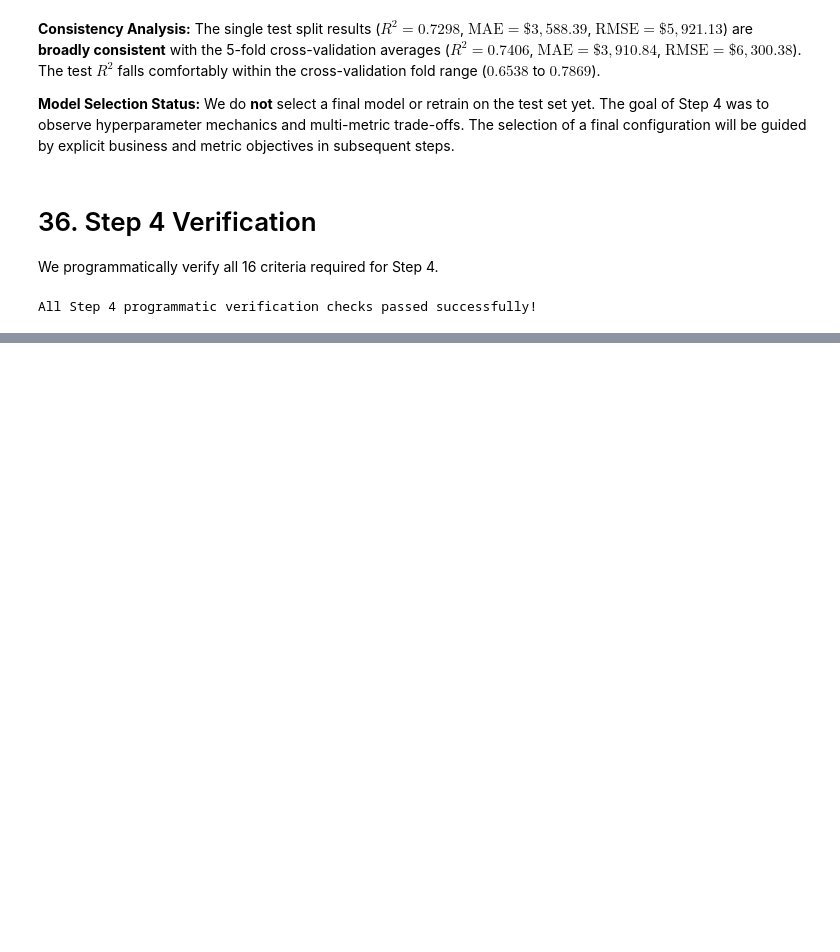
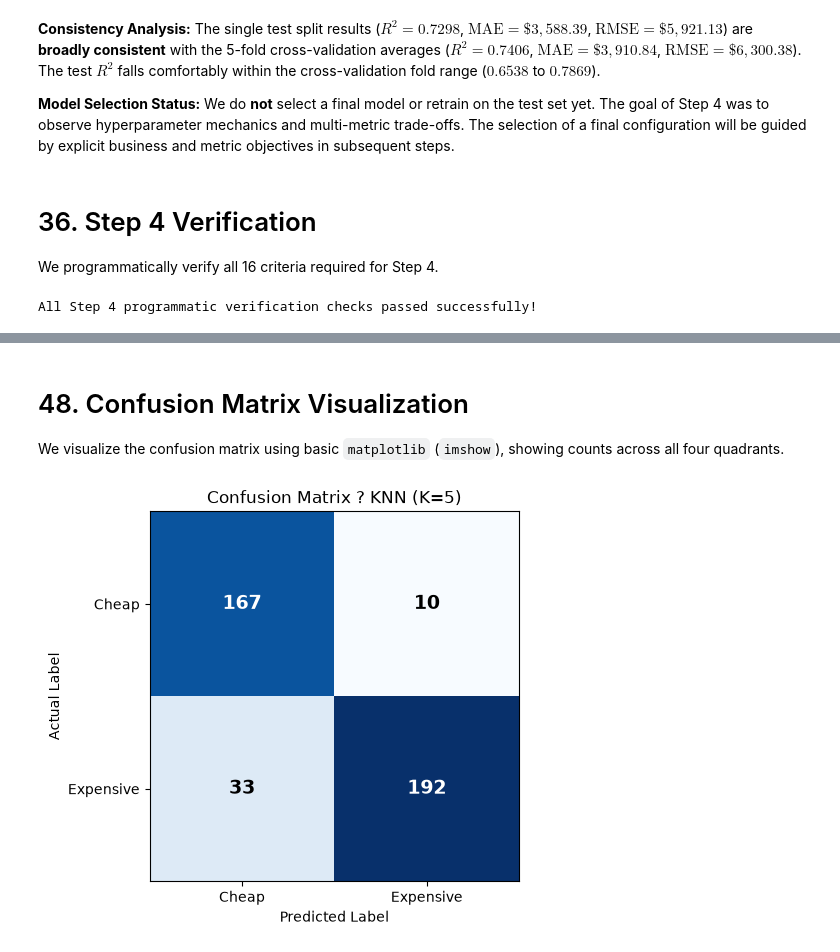
Before and after one commit to abed-dvp/insurance-model-performance-metrics, a Jupyter notebook: notebook.ipynb, the cells around one changed output, grey strips where cells are left out. Cells and saved outputs as stored; diff of their text form; code cells hidden in the pictures; blank space fills up the shorter version.

```diff
--- a/notebook.ipynb
+++ b/notebook.ipynb
@@ -1368,0 +1495,7 @@ All Step 4 programmatic verification checks passed successfully!
+# %%
+from sklearn.neighbors import KNeighborsClassifier
+
+classification_model = KNeighborsClassifier(n_neighbors=5)
+classification_model.fit(X_train_prepared, y_class_train)
+
+class_preds = classification_model.predict(X_test_prepared)
@@ -1368,0 +1535,11 @@ All Step 4 programmatic verification checks passed successfully!
+# %%
+TN = confusion_matrix.loc[0, 0]
+FP = confusion_matrix.loc[0, 1]
+FN = confusion_matrix.loc[1, 0]
+TP = confusion_matrix.loc[1, 1]
+
+print(f"True Negatives  (TN) = {TN}")
+print(f"False Positives (FP) = {FP}")
+print(f"False Negatives (FN) = {FN}")
+print(f"True Positives  (TP) = {TP}")
+print(f"Total Evaluated      = {TN + FP + FN + TP}")
@@ -1368,0 +1639,33 @@ All Step 4 programmatic verification checks passed successfully!
+# %% [markdown]
+# 48. Confusion Matrix Visualization
+
+We visualize the confusion matrix using basic `matplotlib` (`imshow`), showing counts across all four quadrants.
+# %%
+import matplotlib.pyplot as plt
+
+cm_values = [[TN, FP], [FN, TP]]
+max_val = max(TN, FP, FN, TP)
+
+fig, ax = plt.subplots(figsize=(5, 5))
+cax = ax.imshow(cm_values, cmap="Blues")
+
+ax.set_xticks([0, 1])
+ax.set_yticks([0, 1])
+ax.set_xticklabels(["Cheap", "Expensive"])
+ax.set_yticklabels(["Cheap", "Expensive"])
+
+ax.set_xlabel("Predicted Label")
+ax.set_ylabel("Actual Label")
+ax.set_title("Confusion Matrix ? KNN (K=5)")
+
+# Annotate counts
+for i in range(2):
+    for j in range(2):
+        val = cm_values[i][j]
+        color = "white" if val > max_val / 2 else "black"
+        ax.text(j, i, f"{val}", ha="center", va="center", color=color, fontsize=14, weight="bold")
+
+plt.tight_layout()
+plt.show()
+# %% [output]
+[figure, added]
```
Also changed, not shown: parts of 36 cells of this notebook, 1 other file.
